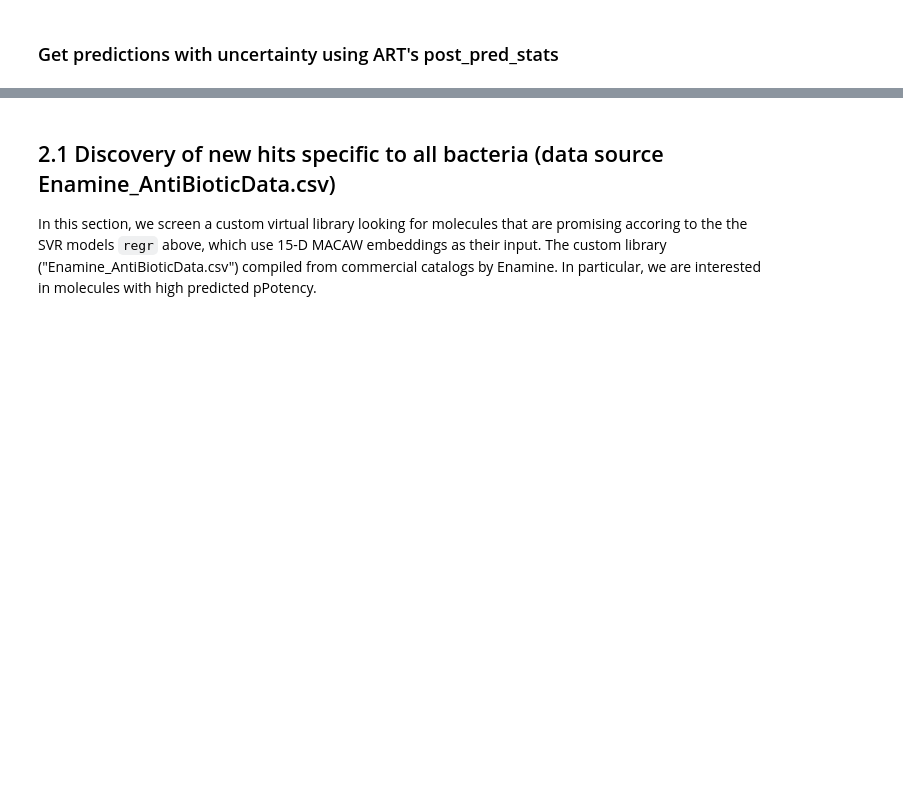
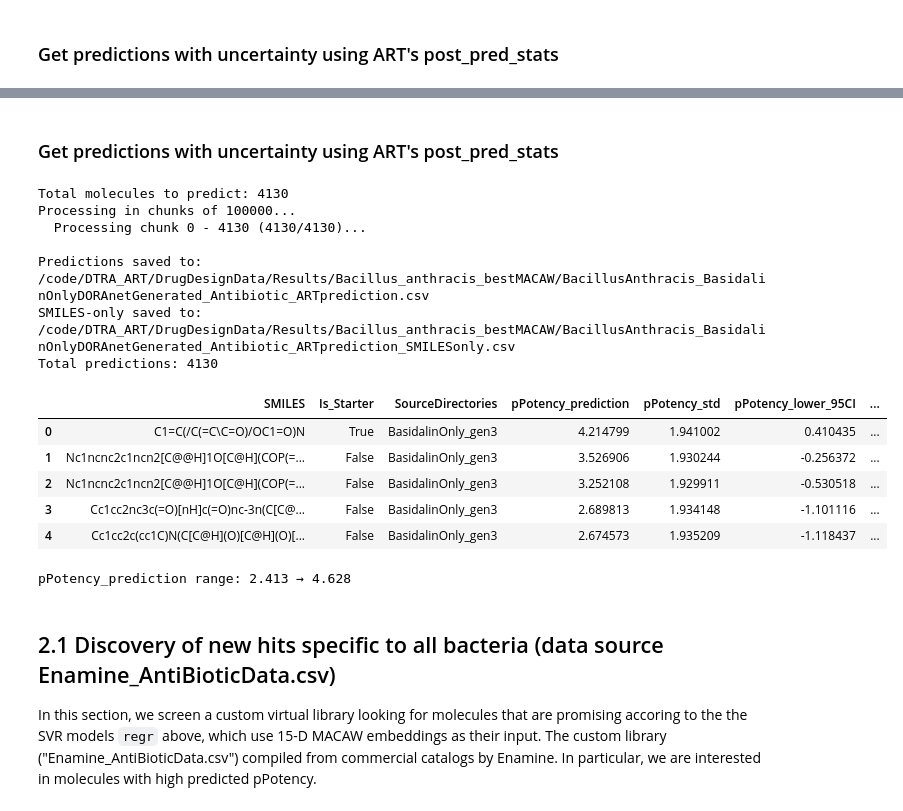
Before and after one commit to soumyadeepghosh35/DTRA_ART, a Jupyter notebook: DTRA_project_notebooks/Step5_ART_BacillusAnthracis.ipynb, the cells around one changed output, grey strips where cells are left out. Saved outputs shown, nothing was run; the diff lists cells and outputs as text; code cells hidden in the pictures; blank space fills up the shorter version.

```diff
--- a/DTRA_project_notebooks/Step5_ART_BacillusAnthracis.ipynb
+++ b/DTRA_project_notebooks/Step5_ART_BacillusAnthracis.ipynb
@@ -461,3 +532,82 @@ Total predictions: 651811
+# %% [markdown]
+### Get predictions with uncertainty using ART's post_pred_stats
+# %%
+chunk_size = 100000
+total_rows = len(BacillusAnthracis_BasidalinOnlyDORAnetGenerated_Antibiotic_wMACAW)
+print(f"Total molecules to predict: {total_rows}")
+print(f"Processing in chunks of {chunk_size}...")
+
+macaw_cols = [col for col in BacillusAnthracis_BasidalinOnlyDORAnetGenerated_Antibiotic_wMACAW.columns if col.startswith('MACAW_')]
+
+output_path = os.path.join(saveDir, "BacillusAnthracis_BasidalinOnlyDORAnetGenerated_Antibiotic_ARTprediction.csv")
+smiles_output_path = os.path.join(saveDir, "BacillusAnthracis_BasidalinOnlyDORAnetGenerated_Antibiotic_ARTprediction_SMILESonly.csv")
+
+if os.path.exists(output_path):
+    os.remove(output_path)
+if os.path.exists(smiles_output_path):
+    os.remove(smiles_output_path)
+
+header_written = False
+
+for start in range(0, total_rows, chunk_size):
+    end = min(start + chunk_size, total_rows)
+    print(f"  Processing chunk {start} - {end} ({end}/{total_rows})...")
+
+    chunk_features = BacillusAnthracis_BasidalinOnlyDORAnetGenerated_Antibiotic_wMACAW.iloc[start:end][macaw_cols].values
+    chunk_smiles = BacillusAnthracis_BasidalinOnlyDORAnetGenerated_Antibiotic_wMACAW.iloc[start:end]['SMILES'].values
+    chunk_is_starter = BacillusAnthracis_BasidalinOnlyDORAnetGenerated_Antibiotic_wMACAW.iloc[start:end]['Is_Starter'].values
+    chunk_source_dirs = BacillusAnthracis_BasidalinOnlyDORAnetGenerated_Antibiotic_wMACAW.iloc[start:end]['SourceDirectories'].values
+
+    mean, std = art.post_pred_stats(chunk_features)
+    mean = np.array(mean).flatten()
+    std = np.array(std).flatten()
+
+    chunk_df = pd.DataFrame({
+        'SMILES': chunk_smiles,
+        'Is_Starter': chunk_is_starter,
+        'SourceDirectories': chunk_source_dirs,
+        'pPotency_prediction': mean,
+        'pPotency_std': std,
+        'pPotency_lower_95CI': mean - 1.96 * std,
+        'pPotency_upper_95CI': mean + 1.96 * std,
+        'IC50(M)_prediction': 10 ** (-mean),
+        'IC50(M)_lower_95CI': 10 ** (-(mean + 1.96 * std)),
+        'IC50(M)_upper_95CI': 10 ** (-(mean - 1.96 * std)),
+    })
+
+    chunk_df.to_csv(output_path, mode='a', header=not header_written, index=False)
+    chunk_df[['SMILES']].to_csv(smiles_output_path, mode='a', header=not header_written, index=False)
+    header_written = True
+
+    del chunk_features, chunk_smiles, chunk_is_starter, chunk_source_dirs, mean, std, chunk_df
+    gc.collect()
+
+print(f"\nPredictions saved to: {output_path}")
+print(f"SMILES-only saved to: {smiles_output_path}")
+
+BacillusAnthracis_BasidalinOnlyDORAnetGenerated_Antibiotic_ARTprediction = pd.read_csv(output_path)
+print(f"Total predictions: {len(BacillusAnthracis_BasidalinOnlyDORAnetGenerated_Antibiotic_ARTprediction)}")
+BacillusAnthracis_BasidalinOnlyDORAnetGenerated_Antibiotic_ARTprediction.head()
+# %% [output]
+Total molecules to predict: 4130
+Processing in chunks of 100000...
+  Processing chunk 0 - 4130 (4130/4130)...
+
+Predictions saved to: /code/DTRA_ART/DrugDesignData/Results/Bacillus_anthracis_bestMACAW/BacillusAnthracis_BasidalinOnlyDORAnetGenerated_Antibiotic_ARTprediction.csv
+SMILES-only saved to: /code/DTRA_ART/DrugDesignData/Results/Bacillus_anthracis_bestMACAW/BacillusAnthracis_BasidalinOnlyDORAnetGenerated_Antibiotic_ARTprediction_SMILESonly.csv
+Total predictions: 4130
+|  | SMILES | Is_Starter | SourceDirectories | pPotency_prediction | pPotency_std | pPotency_lower_95CI | ... |
+| 0 | C1=C(/C(=C\C=O)/OC1=O)N | True | BasidalinOnly_gen3 | 4.214799 | 1.941002 | 0.410435 | ... |
+| 1 | Nc1ncnc2c1ncn2[C@@H]1O[C@H](COP(=... | False | BasidalinOnly_gen3 | 3.526906 | 1.930244 | -0.256372 | ... |
+| 2 | Nc1ncnc2c1ncn2[C@@H]1O[C@H](COP(=... | False | BasidalinOnly_gen3 | 3.252108 | 1.929911 | -0.530518 | ... |
+| 3 | Cc1cc2nc3c(=O)[nH]c(=O)nc-3n(C[C@... | False | BasidalinOnly_gen3 | 2.689813 | 1.934148 | -1.101116 | ... |
+| 4 | Cc1cc2c(cc1C)N(C[C@H](O)[C@H](O)[... | False | BasidalinOnly_gen3 | 2.674573 | 1.935209 | -1.118437 | ... |
+# %%
+max_val = BacillusAnthracis_BasidalinOnlyDORAnetGenerated_Antibiotic_ARTprediction['pPotency_prediction'].max()
+min_val = BacillusAnthracis_BasidalinOnlyDORAnetGenerated_Antibiotic_ARTprediction['pPotency_prediction'].min()
+print(f"pPotency_prediction range: {min_val:.3f} → {max_val:.3f}")
+# %% [output]
+pPotency_prediction range: 2.413 → 4.628
 # %% [markdown]
 ## 2.1 Discovery of new hits specific to all bacteria (data source Enamine_AntiBioticData.csv)
 
```
Also changed, not shown: parts of 4 cells of this notebook, 3 other files.
